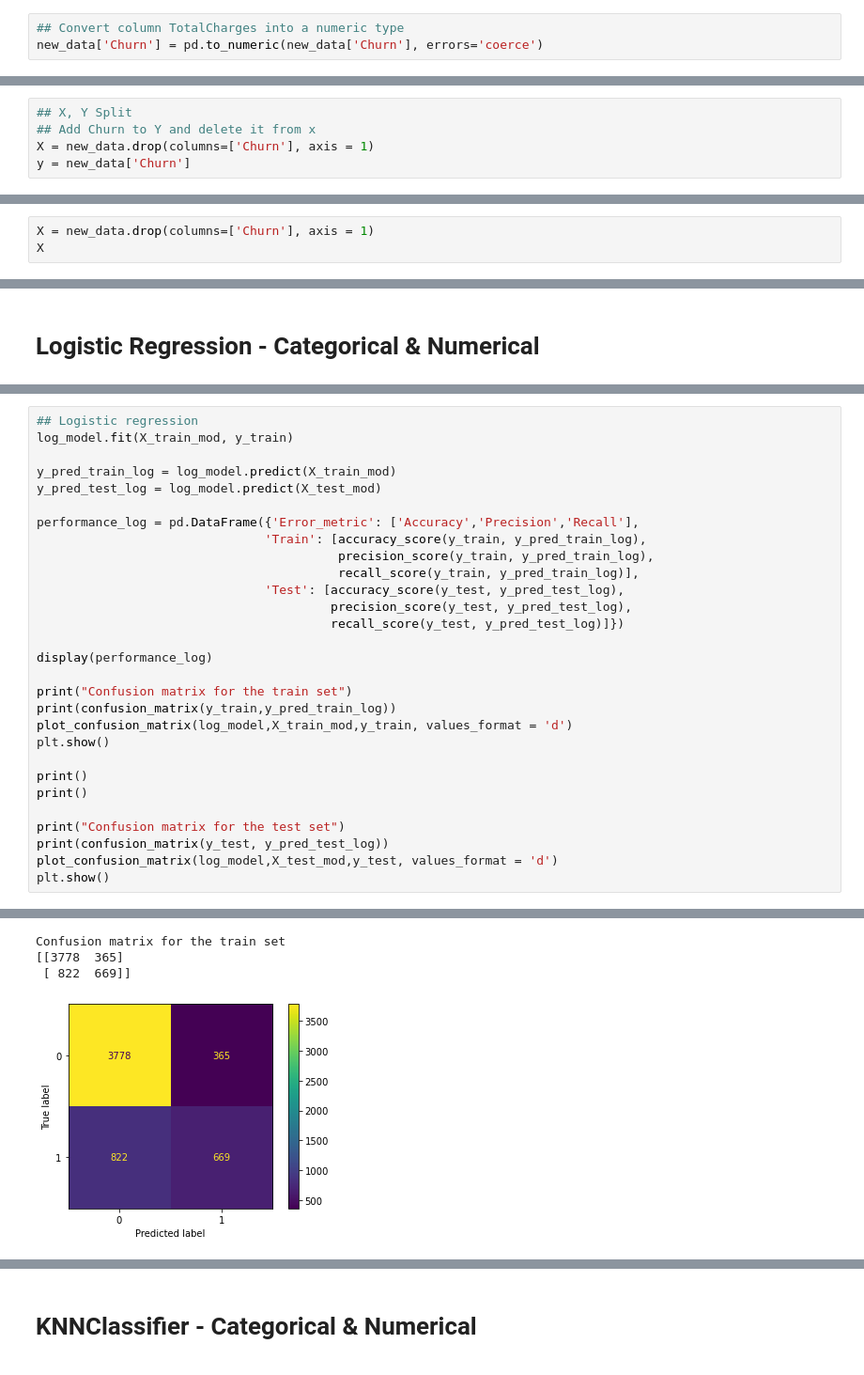
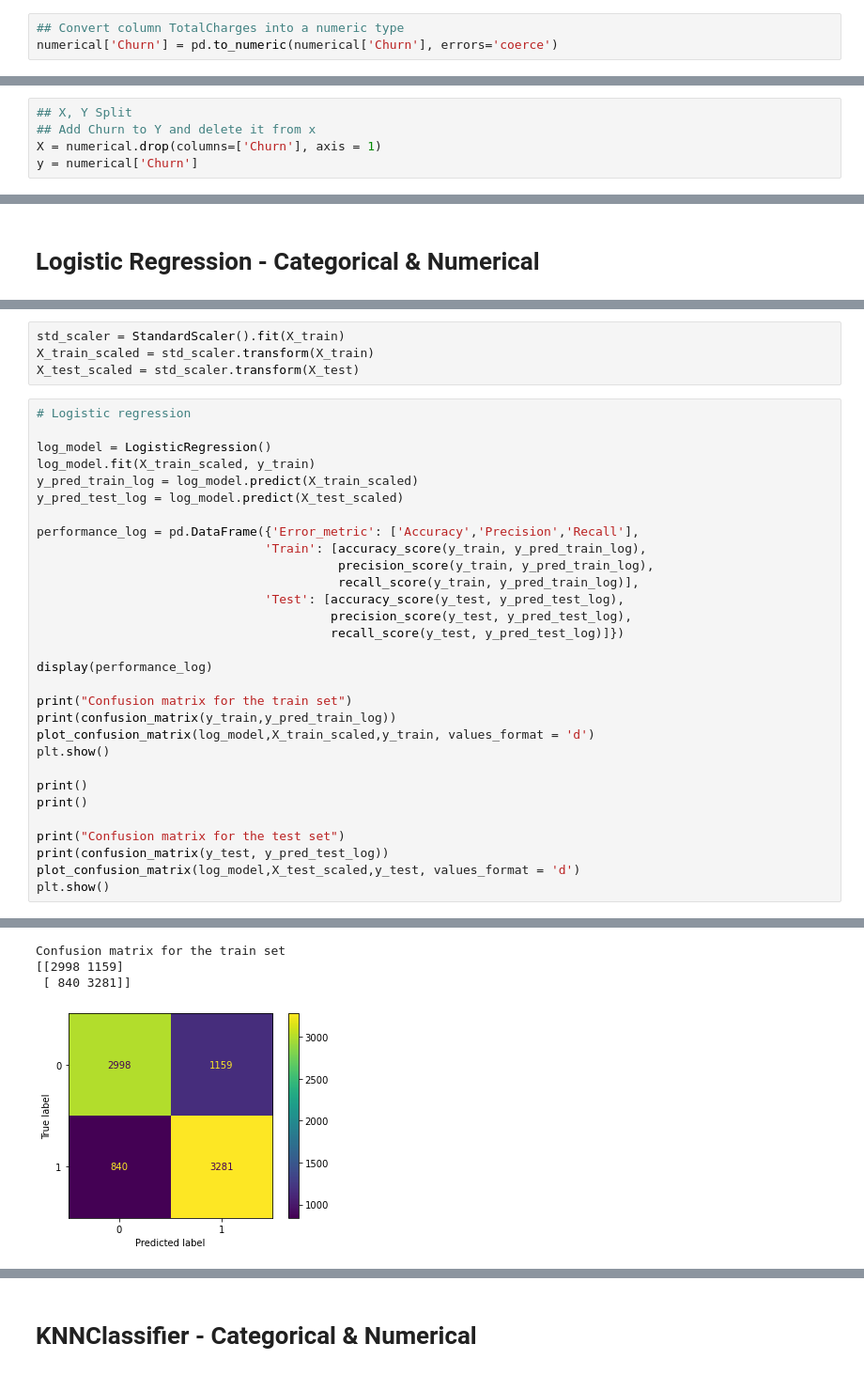
Before and after one commit to BarbaraC1983/barbaracameanlabs, a Jupyter notebook: churn case/churn_prediction-short_version.ipynb, the cells around one changed output, grey strips where cells are left out. Shown: that part at 94% size. Drawn from its saved outputs; the diff is of its cells as text.

Commit message:
churn_last_not_final

```diff
--- a/churn case/churn_prediction-short_version.ipynb
+++ b/churn case/churn_prediction-short_version.ipynb
@@ -205,6 +205,6 @@ Churn              object
 dtype: object
 # %%
 ## Convert column TotalCharges into a numeric type
-new_data['Churn'] = pd.to_numeric(new_data['Churn'], errors='coerce')
+numerical['Churn'] = pd.to_numeric(numerical['Churn'], errors='coerce')
 # %%
 ## Churn is an object we need to change it to integer
@@ -221,8 +221,8 @@ dtype: object
 # %%
 ## X, Y Split
 ## Add Churn to Y and delete it from x
-X = new_data.drop(columns=['Churn'], axis = 1)
-y = new_data['Churn']
+X = numerical.drop(columns=['Churn'], axis = 1)
+y = numerical['Churn']
 # %% [markdown]
 # One Hot/Label Enconding (categorical).
 # %%
@@ -285,6 +285,3 @@ categorical_dummies
 7043 rows × 18 columns
 # %% [markdown]
 # Concatenate the categorical and the numerical values
-# %%
-X = new_data.drop(columns=['Churn'], axis = 1)
-X
@@ -337,9 +313,14 @@ X_test_mod  = trans.transform(X_test)
+# %%
+std_scaler = StandardScaler().fit(X_train)
+X_train_scaled = std_scaler.transform(X_train)
+X_test_scaled = std_scaler.transform(X_test)
 # %%
-## Logistic regression
-log_model.fit(X_train_mod, y_train)
+# Logistic regression
 
-y_pred_train_log = log_model.predict(X_train_mod)
-y_pred_test_log = log_model.predict(X_test_mod)
+log_model = LogisticRegression()
+log_model.fit(X_train_scaled, y_train)
+y_pred_train_log = log_model.predict(X_train_scaled)
+y_pred_test_log = log_model.predict(X_test_scaled)
 
 performance_log = pd.DataFrame({'Error_metric': ['Accuracy','Precision','Recall'],
                                'Train': [accuracy_score(y_train, y_pred_train_log),
@@ -353,7 +334,7 @@ display(performance_log)
 
 print("Confusion matrix for the train set")
 print(confusion_matrix(y_train,y_pred_train_log))
-plot_confusion_matrix(log_model,X_train_mod,y_train, values_format = 'd')
+plot_confusion_matrix(log_model,X_train_scaled,y_train, values_format = 'd')
 plt.show()
 
 print()
@@ -361,7 +342,7 @@ print()
 
 print("Confusion matrix for the test set")
 print(confusion_matrix(y_test, y_pred_test_log))
-plot_confusion_matrix(log_model,X_test_mod,y_test, values_format = 'd')
+plot_confusion_matrix(log_model,X_test_scaled,y_test, values_format = 'd')
 plt.show()
 # %% [output]
 |  | Error_metric | Train | Test |
@@ -371,5 +352,5 @@ plt.show()
 Confusion matrix for the train set
-[[3778  365]
- [ 822  669]]
+[[2998 1159]
+ [ 840 3281]]
-[figure, old version]
+[figure, new version]
 Confusion matrix for the test set
```
Also changed, not shown: parts of 105 cells of this notebook.
